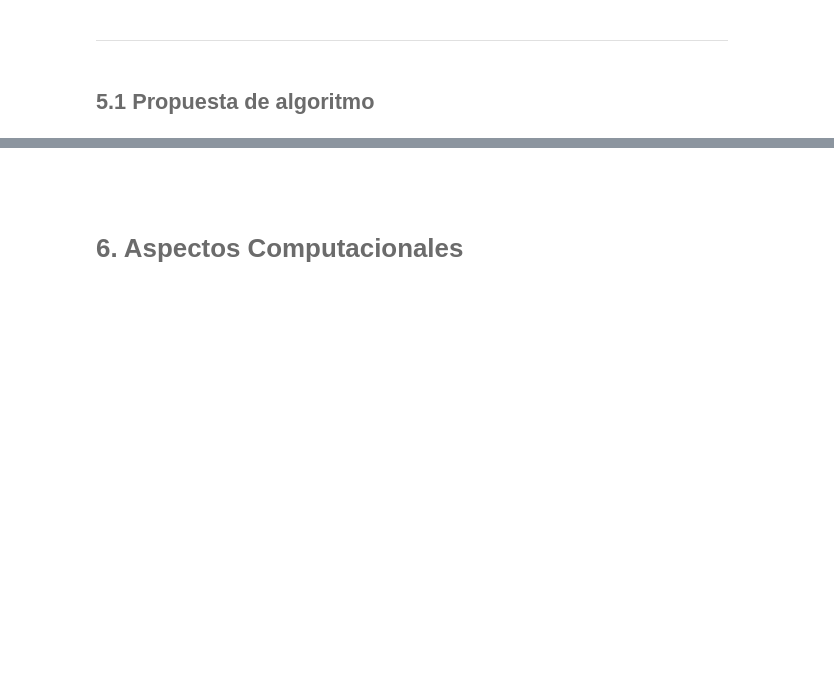
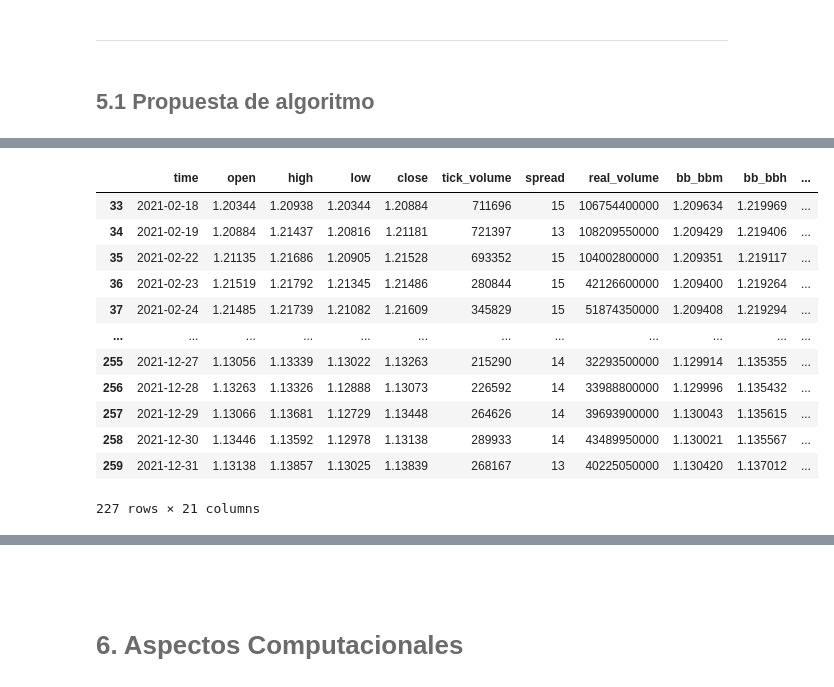
Before and after one commit to JP-GZ/Lab_5_MYST, a Jupyter notebook: notebook.ipynb, the cells around one changed output, grey strips where cells are left out. Drawn from its saved outputs; the diff is of its cells as text; code cells hidden in the pictures; blank space fills up the shorter version.

```diff
--- a/notebook.ipynb
+++ b/notebook.ipynb
@@ -82,0 +140,18 @@ import sys
+# %%
+data_Test_tec = fun.technicals(data_Test).dropna()
+data_Test_tec['time'] = pd.to_datetime(data_Test_tec['time'], format='%Y-%m-%d')
+data_Test_tec
+# %% [output]
+|  | time | open | high | low | close | tick_volume | spread | real_volume | bb_bbm | bb_bbh | ... |
+| 33 | 2021-02-18 | 1.20344 | 1.20938 | 1.20344 | 1.20884 | 711696 | 15 | 106754400000 | 1.209634 | 1.219969 | ... |
+| 34 | 2021-02-19 | 1.20884 | 1.21437 | 1.20816 | 1.21181 | 721397 | 13 | 108209550000 | 1.209429 | 1.219406 | ... |
+| 35 | 2021-02-22 | 1.21135 | 1.21686 | 1.20905 | 1.21528 | 693352 | 15 | 104002800000 | 1.209351 | 1.219117 | ... |
+| 36 | 2021-02-23 | 1.21519 | 1.21792 | 1.21345 | 1.21486 | 280844 | 15 | 42126600000 | 1.209400 | 1.219264 | ... |
+| 37 | 2021-02-24 | 1.21485 | 1.21739 | 1.21082 | 1.21609 | 345829 | 15 | 51874350000 | 1.209408 | 1.219294 | ... |
+| ... | ... | ... | ... | ... | ... | ... | ... | ... | ... | ... | ... |
+| 255 | 2021-12-27 | 1.13056 | 1.13339 | 1.13022 | 1.13263 | 215290 | 14 | 32293500000 | 1.129914 | 1.135355 | ... |
+| 256 | 2021-12-28 | 1.13263 | 1.13326 | 1.12888 | 1.13073 | 226592 | 14 | 33988800000 | 1.129996 | 1.135432 | ... |
+| 257 | 2021-12-29 | 1.13066 | 1.13681 | 1.12729 | 1.13448 | 264626 | 14 | 39693900000 | 1.130043 | 1.135615 | ... |
+| 258 | 2021-12-30 | 1.13446 | 1.13592 | 1.12978 | 1.13138 | 289933 | 14 | 43489950000 | 1.130021 | 1.135567 | ... |
+| 259 | 2021-12-31 | 1.13138 | 1.13857 | 1.13025 | 1.13839 | 268167 | 13 | 40225050000 | 1.130420 | 1.137012 | ... |
+227 rows × 21 columns
```
Also changed, not shown: parts of 15 cells of this notebook, 3 other files.
